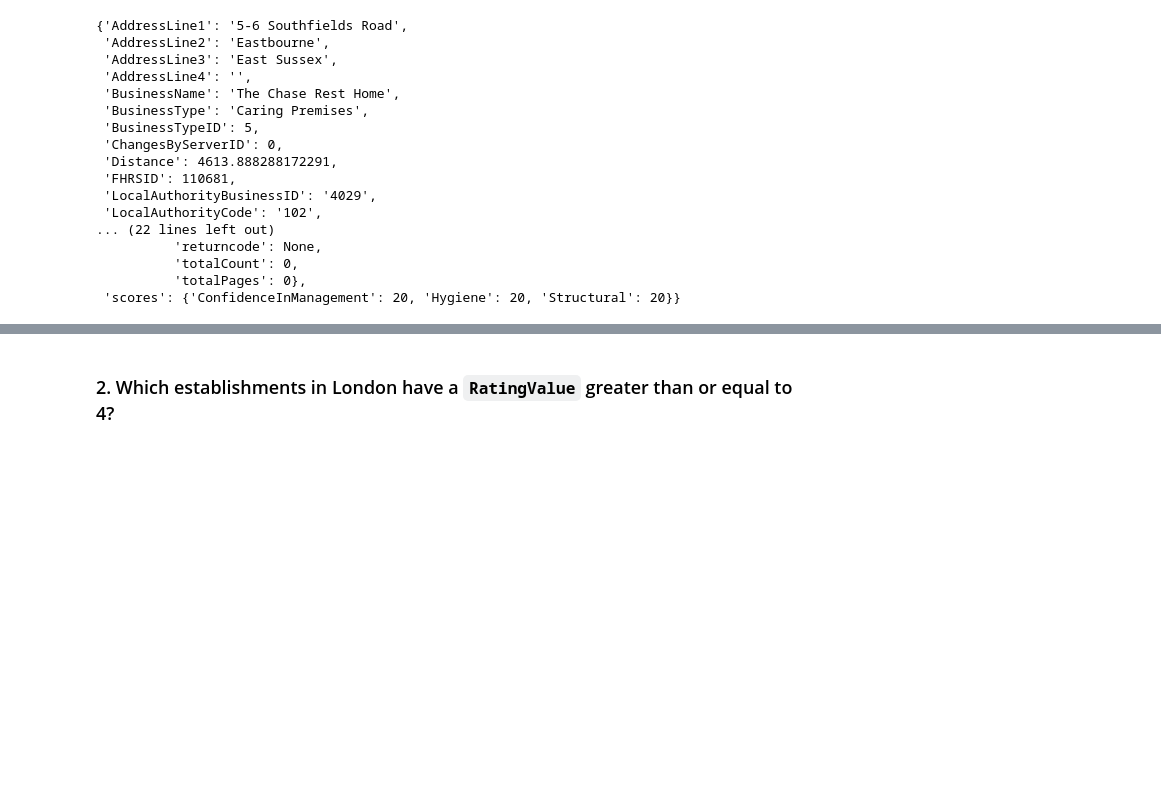
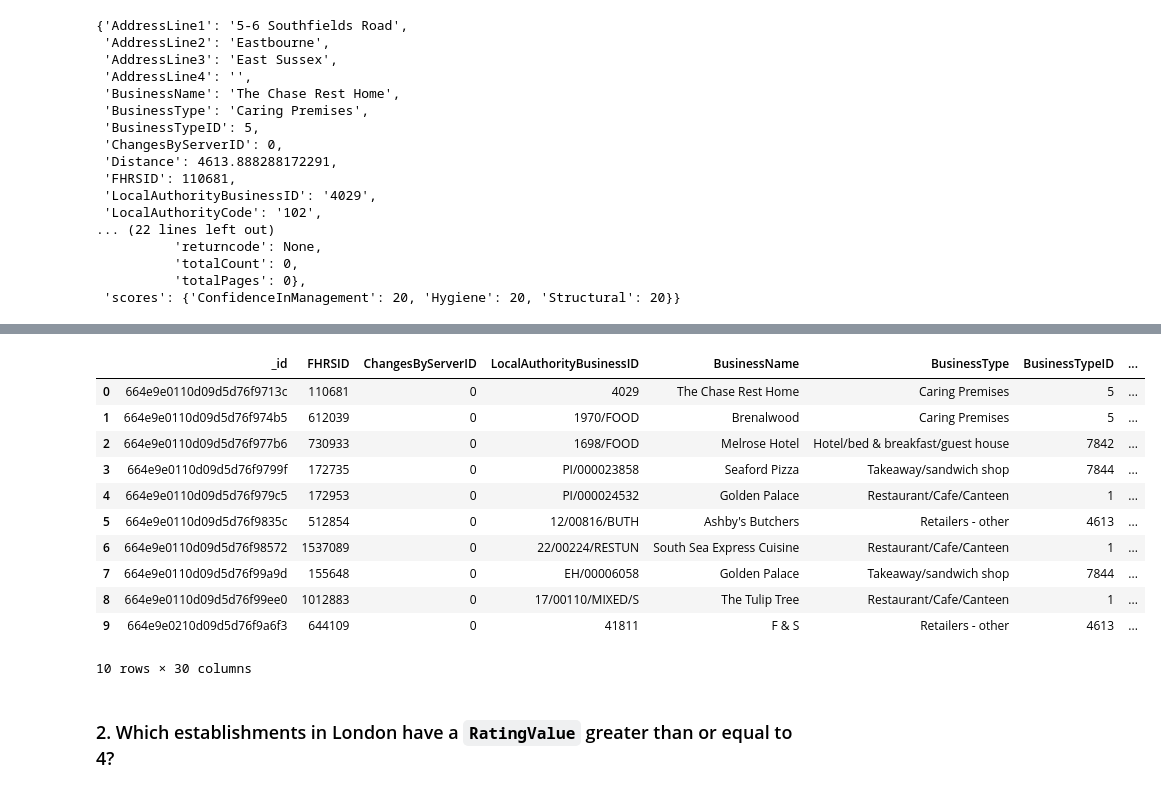
Before and after one commit to sarithavu/nosql-challenge, a Jupyter notebook: NoSQL_analysis_starter.ipynb, the cells around one changed output, grey strips where cells are left out. Saved outputs shown, nothing was run; the diff lists cells and outputs as text; code cells hidden in the pictures; blank space fills up the shorter version.

```diff
--- a/NoSQL_analysis_starter.ipynb
+++ b/NoSQL_analysis_starter.ipynb
@@ -114,2 +118,18 @@ result_df = pd.DataFrame(result)
+# %%
+# Display the first 10 rows of the DataFrame
+result_df.head(10)
+# %% [output]
+|  | _id | FHRSID | ChangesByServerID | LocalAuthorityBusinessID | BusinessName | BusinessType | BusinessTypeID | ... |
+| 0 | 664e9e0110d09d5d76f9713c | 110681 | 0 | 4029 | The Chase Rest Home | Caring Premises | 5 | ... |
+| 1 | 664e9e0110d09d5d76f974b5 | 612039 | 0 | 1970/FOOD | Brenalwood | Caring Premises | 5 | ... |
+| 2 | 664e9e0110d09d5d76f977b6 | 730933 | 0 | 1698/FOOD | Melrose Hotel | Hotel/bed & breakfast/guest house | 7842 | ... |
+| 3 | 664e9e0110d09d5d76f9799f | 172735 | 0 | PI/000023858 | Seaford Pizza | Takeaway/sandwich shop | 7844 | ... |
+| 4 | 664e9e0110d09d5d76f979c5 | 172953 | 0 | PI/000024532 | Golden Palace | Restaurant/Cafe/Canteen | 1 | ... |
+| 5 | 664e9e0110d09d5d76f9835c | 512854 | 0 | 12/00816/BUTH | Ashby's Butchers | Retailers - other | 4613 | ... |
+| 6 | 664e9e0110d09d5d76f98572 | 1537089 | 0 | 22/00224/RESTUN | South Sea Express Cuisine | Restaurant/Cafe/Canteen | 1 | ... |
+| 7 | 664e9e0110d09d5d76f99a9d | 155648 | 0 | EH/00006058 | Golden Palace | Takeaway/sandwich shop | 7844 | ... |
+| 8 | 664e9e0110d09d5d76f99ee0 | 1012883 | 0 | 17/00110/MIXED/S | The Tulip Tree | Restaurant/Cafe/Canteen | 1 | ... |
+| 9 | 664e9e0210d09d5d76f9a6f3 | 644109 | 0 | 41811 | F & S | Retailers - other | 4613 | ... |
+10 rows × 30 columns
 # %% [markdown]
 ### 2. Which establishments in London have a `RatingValue` greater than or equal to 4?
```
Also changed, not shown: parts of 19 cells of this notebook.
